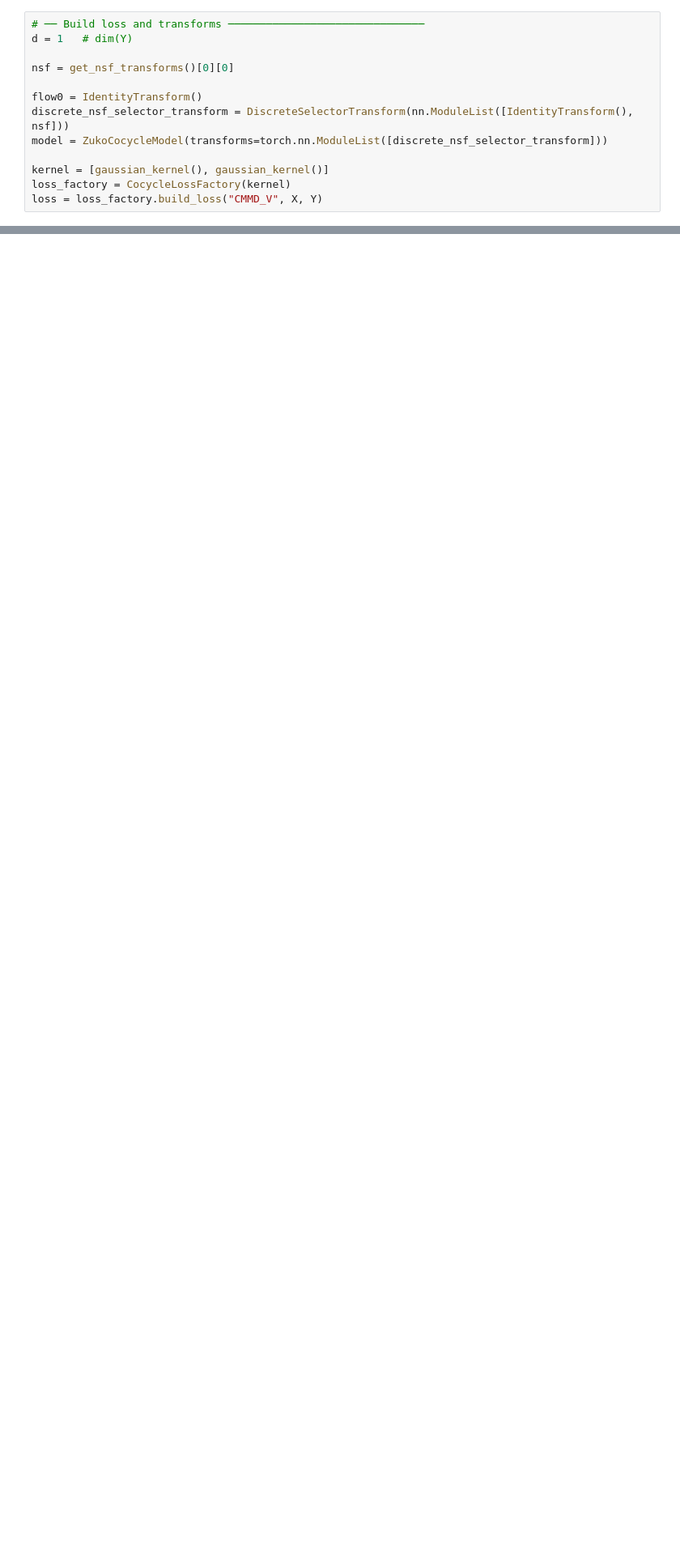
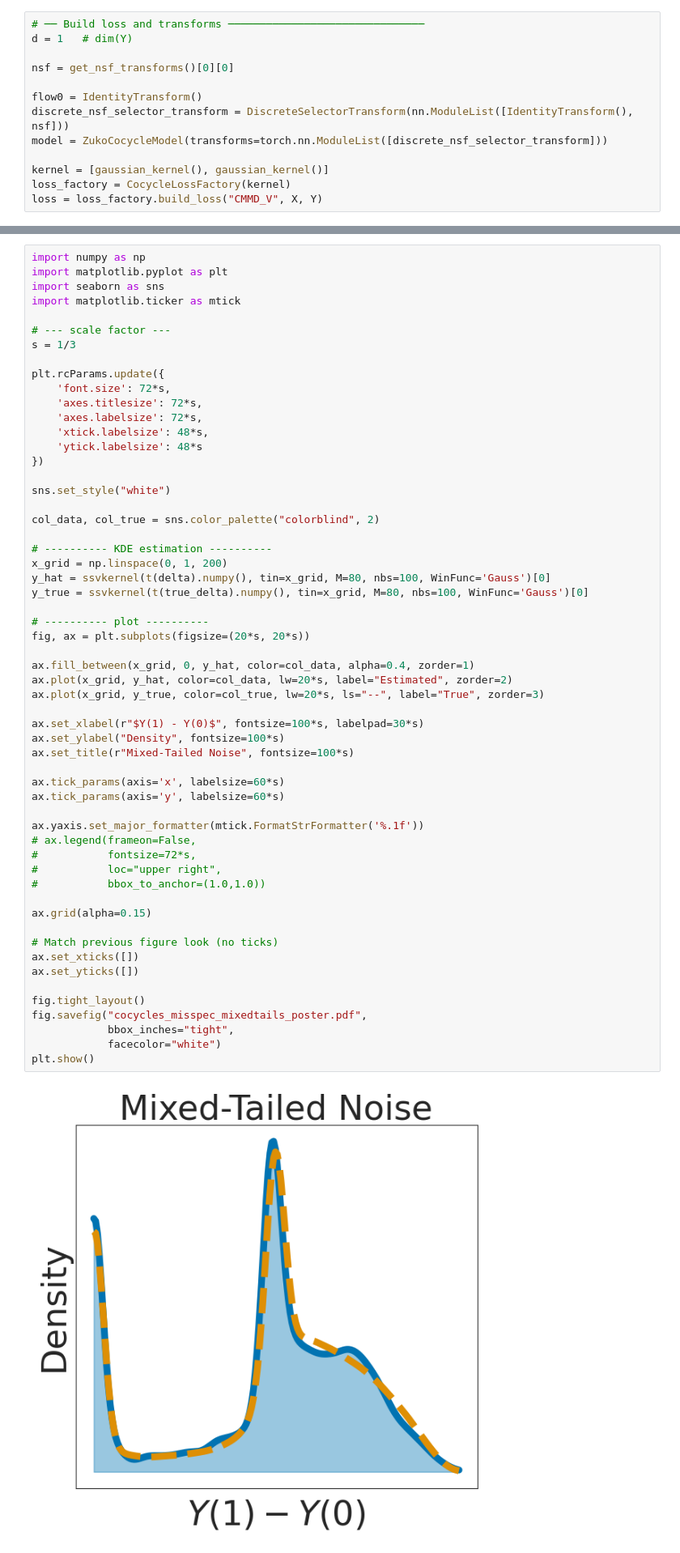
Before and after one commit to HWDance/Cocycles, a Jupyter notebook: examples/scm_example/cocycles_mixedtails_example.ipynb, the cells around one changed output, grey strips where cells are left out. Shown at 81% size. Drawn from its saved outputs; the diff is of its cells as text; blank space fills up the shorter version.

```diff
--- a/examples/scm_example/cocycles_mixedtails_example.ipynb
+++ b/examples/scm_example/cocycles_mixedtails_example.ipynb
@@ -174,0 +175,59 @@ plt.show()
+# %%
+import numpy as np
+import matplotlib.pyplot as plt
+import seaborn as sns
+import matplotlib.ticker as mtick
+
+# --- scale factor ---
+s = 1/3
+
+plt.rcParams.update({
+    'font.size': 72*s,
+    'axes.titlesize': 72*s,
+    'axes.labelsize': 72*s,
+    'xtick.labelsize': 48*s,
+    'ytick.labelsize': 48*s
+})
+
+sns.set_style("white")
+
+col_data, col_true = sns.color_palette("colorblind", 2)
+
+# ---------- KDE estimation ----------
+x_grid = np.linspace(0, 1, 200)
+y_hat = ssvkernel(t(delta).numpy(), tin=x_grid, M=80, nbs=100, WinFunc='Gauss')[0]
+y_true = ssvkernel(t(true_delta).numpy(), tin=x_grid, M=80, nbs=100, WinFunc='Gauss')[0]
+
+# ---------- plot ----------
+fig, ax = plt.subplots(figsize=(20*s, 20*s))
+
+ax.fill_between(x_grid, 0, y_hat, color=col_data, alpha=0.4, zorder=1)
+ax.plot(x_grid, y_hat, color=col_data, lw=20*s, label="Estimated", zorder=2)
+ax.plot(x_grid, y_true, color=col_true, lw=20*s, ls="--", label="True", zorder=3)
+
+ax.set_xlabel(r"$Y(1) - Y(0)$", fontsize=100*s, labelpad=30*s)
+ax.set_ylabel("Density", fontsize=100*s)
+ax.set_title(r"Mixed-Tailed Noise", fontsize=100*s)
+
+ax.tick_params(axis='x', labelsize=60*s)
+ax.tick_params(axis='y', labelsize=60*s)
+
+ax.yaxis.set_major_formatter(mtick.FormatStrFormatter('%.1f'))
+# ax.legend(frameon=False,
+#           fontsize=72*s,
+#           loc="upper right",
+#           bbox_to_anchor=(1.0,1.0))
+
+ax.grid(alpha=0.15)
+
+# Match previous figure look (no ticks)
+ax.set_xticks([])
+ax.set_yticks([])
+
+fig.tight_layout()
+fig.savefig("cocycles_misspec_mixedtails_poster.pdf",
+            bbox_inches="tight",
+            facecolor="white")
+plt.show()
+# %% [output]
+[figure, added]
```
Also changed, not shown: parts of 3 cells of this notebook, 6 other files.
